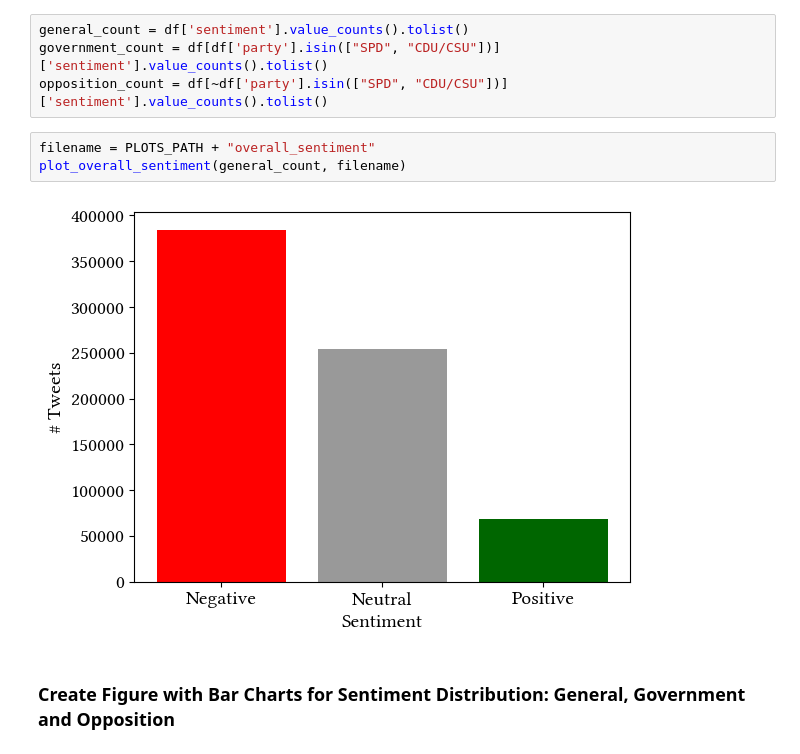
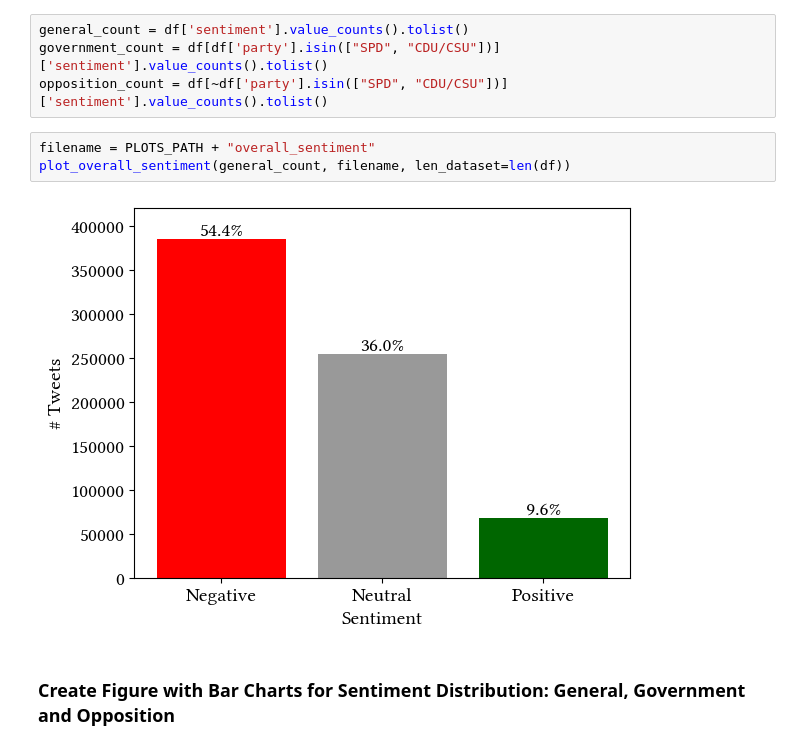
Before and after one commit to NilsHellwig/Twitter_German_Federal_Election_Perception_2021, a Jupyter notebook: 06 Dataset Analysis with Model/create_plots.ipynb, the cells around one changed output. Cells and saved outputs as stored; diff of their text form.

Commit message:
update plots and add percentage of each sentiment

```diff
--- a/06 Dataset Analysis with Model/create_plots.ipynb
+++ b/06 Dataset Analysis with Model/create_plots.ipynb
@@ -85,9 +78,9 @@ government_count = df[df['party'].isin(["SPD", "CDU/CSU"])]['sentiment'].value_c
 opposition_count = df[~df['party'].isin(["SPD", "CDU/CSU"])]['sentiment'].value_counts().tolist()
 # %%
 filename = PLOTS_PATH + "overall_sentiment"
-plot_overall_sentiment(general_count, filename)
+plot_overall_sentiment(general_count, filename, len_dataset=len(df))
 # %% [output]
-[figure, old version]
+[figure, new version]
 # %% [markdown]
 ### Create Figure with Bar Charts for Sentiment Distribution: General, Government and Opposition
 # %%
```
Also changed, not shown: parts of 1 cell of this notebook, 12 other files.
